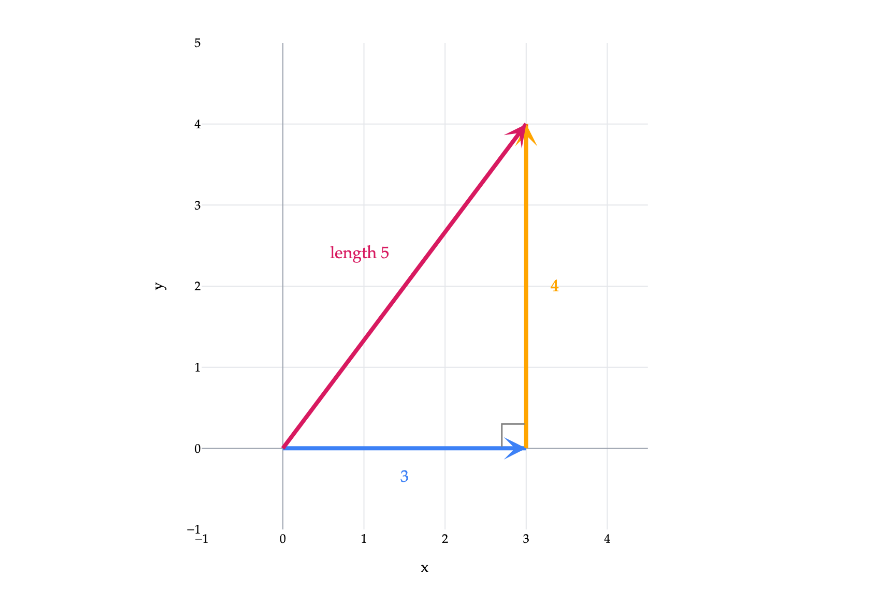
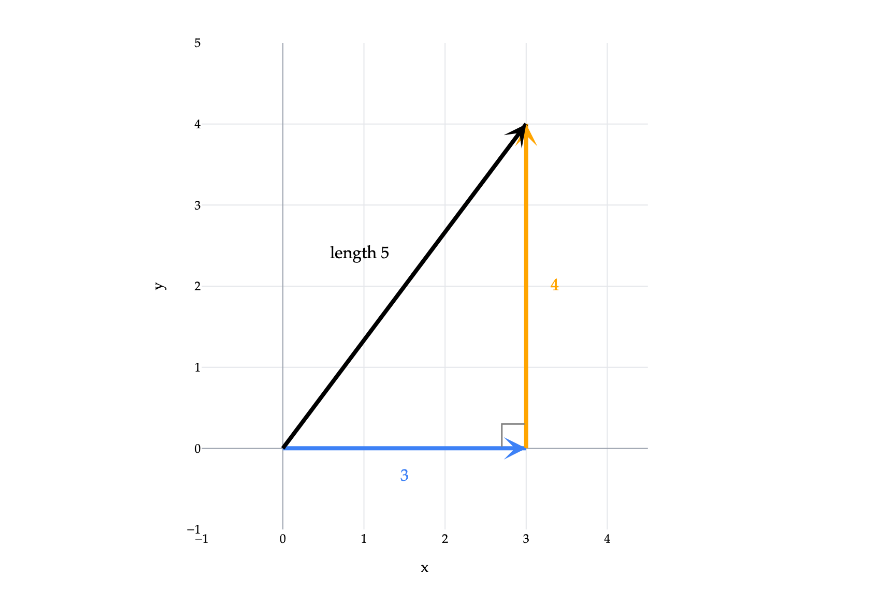
Before and after one commit to math-124/notes, a Jupyter notebook: ch01/01-05.ipynb, the cells around one changed output. Saved outputs shown, nothing was run; the diff lists cells and outputs as text; code cells hidden in the pictures.

```diff
--- a/ch01/01-05.ipynb
+++ b/ch01/01-05.ipynb
@@ -134,19 +165,19 @@ def finish_vectors(fig, vectors, renderer="png"):
 # %%
 vectors = [
     (((0, 0), (3, 0)), '#3d81f6', '3'),
     (((3, 0), (3, 4)), 'orange', '4'),
-    (((0, 0), (3, 4)), '#d81a60', 'length 5'),
+    (((0, 0), (3, 4)), 'black', 'length 5'),
 ]
 fig = plot_vectors_non_origin(vectors)
 fig.layout.annotations[1].update(x=1.5, y=-0.35)
 fig.layout.annotations[3].update(x=3.35, y=2)
 fig.layout.annotations[5].update(x=0.95, y=2.4)
 fig.add_shape(type='path', path='M 2.7,0 L 2.7,0.3 L 3,0.3', line=dict(color='gray', width=1.5))
 fig.update_layout(width=620, height=540, xaxis_title='x', yaxis_title='y', margin=dict(l=45,r=30,t=25,b=45))
 fig.update_xaxes(range=[-1, 4.5], dtick=1, constrain='domain')
 fig.update_yaxes(range=[-1, 5], dtick=1, scaleanchor='x', scaleratio=1)
 finish_vectors(fig, vectors)
 fig.show(scale=2)
 # %% [output]
-[figure, old version]
+[figure, new version]
 # %% [markdown]
```
Also changed, not shown: parts of 16 cells of this notebook, 7 other files.
